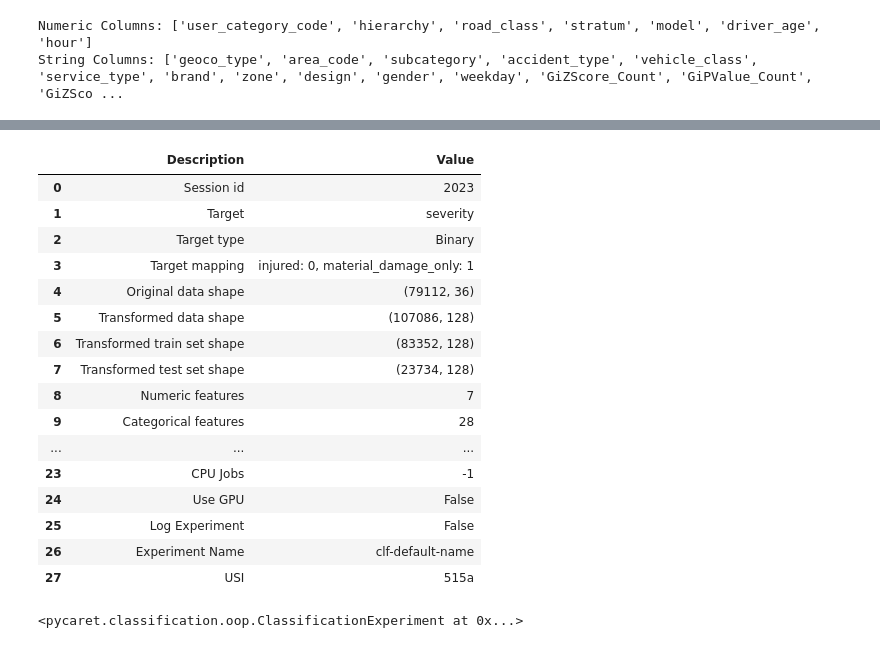
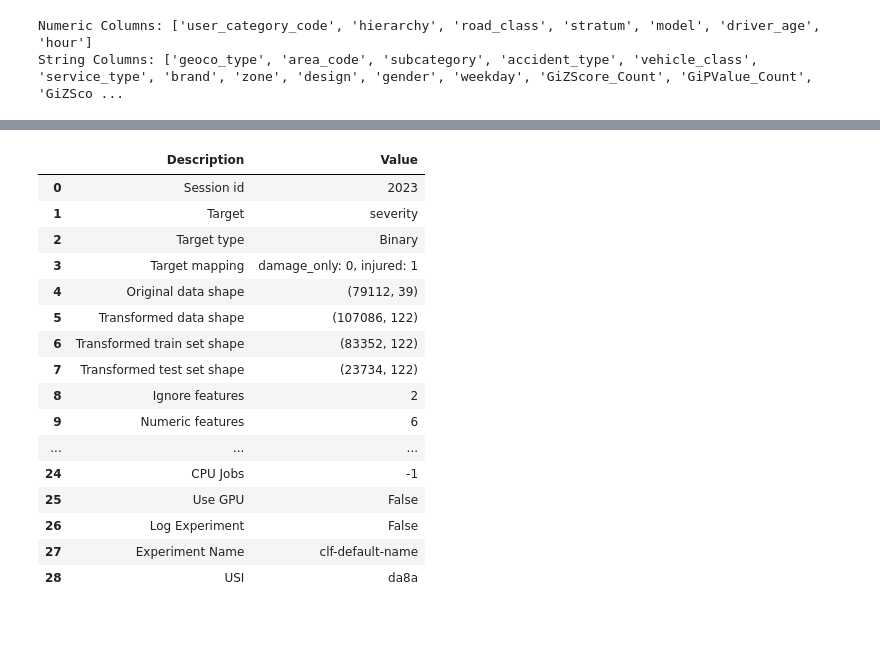
Before and after one commit to Anmjaramillo412/Buses_accidents_Medellin, a Jupyter notebook: src/9-Model_spatial_analysis.ipynb, the cells around one changed output, grey strips where cells are left out. Saved outputs shown, nothing was run; the diff lists cells and outputs as text; code cells hidden in the pictures.

```diff
--- a/src/9-Model_spatial_analysis.ipynb
+++ b/src/9-Model_spatial_analysis.ipynb
@@ -75,8 +87,10 @@ array(['injured', 'material_damage_only', 'fatality'], dtype=object)
 # %%
 # Replace 'fatality' with 'injured'
-dataset_for_spatial_analysis['severity'] = dataset_for_spatial_analysis['severity'].replace('fatality', 'injured')
+dataset_for_spatial_analysis["severity"] = dataset_for_spatial_analysis[
+    "severity"
+].replace("fatality", "injured")
 
 # Verify the changes by checking unique values again
-unique_values_after = dataset_for_spatial_analysis['severity'].unique()
+unique_values_after = dataset_for_spatial_analysis["severity"].unique()
 print("Unique values after replacement:", unique_values_after)
 # %% [output]
@@ -90,0 +129,12 @@ Name: proportion, dtype: float64
+# %%
+#  Changing day for "is_weekend" and hour by "is_night", and also creating "is_peak_time" (peak_time is considered if the hour is between 6 and 9, and if the hour is between 17 and 20)
+
+dataset_for_spatial_analysis["is_weekend"] = dataset_for_spatial_analysis[
+    "weekday"
+].apply(lambda x: 1 if x in ["Saturday", "Sunday"] else 0)
+dataset_for_spatial_analysis["is_night"] = dataset_for_spatial_analysis["hour"].apply(
+    lambda x: 1 if x in range(0, 6) or x in range(21, 24) else 0
+)
+dataset_for_spatial_analysis["is_peak_time"] = dataset_for_spatial_analysis[
+    "hour"
+].apply(lambda x: 1 if x in range(6, 10) or x in range(17, 21) else 0)
@@ -91,34 +151,39 @@ Name: proportion, dtype: float64
 # %%
 # Setup the model with manual data type specification
-setup(data=dataset_for_spatial_analysis,
-      target='severity',
-      fix_imbalance=True,
-      session_id=2023,
-      normalize = True,
-      data_split_stratify = True,
-      fold_strategy = 'stratifiedkfold',
-      numeric_features=numeric_columns,
-      categorical_features=string_columns)#,
-      #ignore_features=['clase_acci'],
-      #normalize_method="zscore",
-      #transformation=True)
+exp1 = setup(
+    data=dataset_for_spatial_analysis,
+    target="severity",
+    ignore_features=[
+        "weekday",
+        "hour",
+    ],  # ignore weekday and hour as they are already transformed
+    fix_imbalance=True,
+    session_id=2023,
+    normalize=True,
+    data_split_stratify=True,
+    fold_strategy="stratifiedkfold",
+    numeric_features=[col for col in numeric_columns if col != "hour"],
+    categorical_features=[col for col in string_columns if col != "weekday"],
+)  # ,
+# ignore_features=['clase_acci'],
+# normalize_method="zscore",
+# transformation=True)
 # %% [output]
 |  | Description | Value |
 | 0 | Session id | 2023 |
 | 1 | Target | severity |
 | 2 | Target type | Binary |
-| 3 | Target mapping | injured: 0, material_damage_only: 1 |
-| 4 | Original data shape | (79112, 36) |
-| 5 | Transformed data shape | (107086, 128) |
-| 6 | Transformed train set shape | (83352, 128) |
-| 7 | Transformed test set shape | (23734, 128) |
-| 8 | Numeric features | 7 |
-| 9 | Categorical features | 28 |
+| 3 | Target mapping | damage_only: 0, injured: 1 |
+| 4 | Original data shape | (79112, 39) |
+| 5 | Transformed data shape | (107086, 122) |
+| 6 | Transformed train set shape | (83352, 122) |
+| 7 | Transformed test set shape | (23734, 122) |
+| 8 | Ignore features | 2 |
+| 9 | Numeric features | 6 |
 | ... | ... | ... |
-| 23 | CPU Jobs | -1 |
-| 24 | Use GPU | False |
-| 25 | Log Experiment | False |
-| 26 | Experiment Name | clf-default-name |
-| 27 | USI | 515a |
+| 24 | CPU Jobs | -1 |
+| 25 | Use GPU | False |
+| 26 | Log Experiment | False |
+| 27 | Experiment Name | clf-default-name |
+| 28 | USI | da8a |
-<pycaret.classification.oop.ClassificationExperiment at 0x...>
 # %%
```
Also changed, not shown: parts of 16 cells of this notebook, 3 other files.
